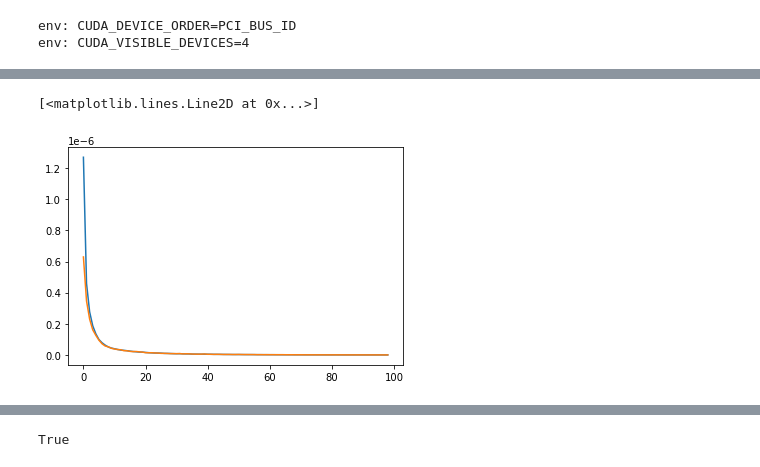
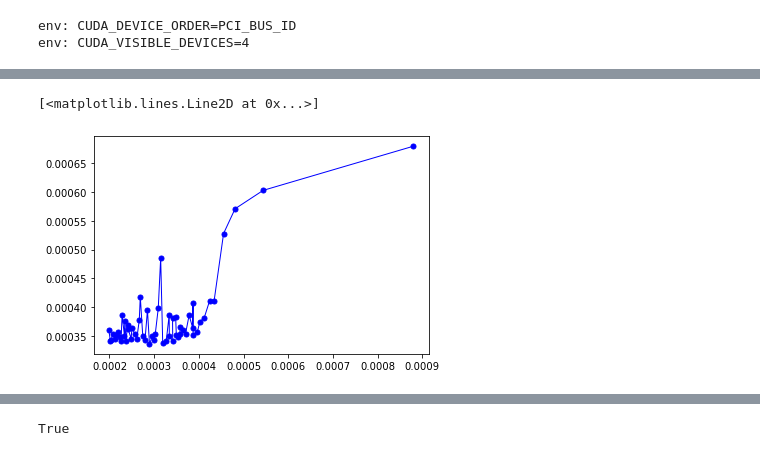
Before and after one commit to GKNB/DiffSolver-Rose, a Jupyter notebook: DiffSolverOLD.ipynb, the cells around one changed output, grey strips where cells are left out. Saved outputs shown, nothing was run; the diff lists cells and outputs as text; code cells hidden in the pictures.

```diff
--- a/DiffSolverOLD.ipynb
+++ b/DiffSolverOLD.ipynb
@@ -292,9 +292,10 @@ len(dict["Loss"])
-# %%
-plt.plot(dict["Loss"][1:])
-plt.plot(dict["LossTest"][1:])
-# %% [output]
-[<matplotlib.lines.Line2D at 0x...>]
-[figure, removed]
+# %%
+# plt.plot(dict["Loss"][0:], 'b.-', lw=1, ms=10)
+# plt.plot(dict["LossTest"][0:], 'r.-', lw=1, ms=10)
+plt.plot(dict["Loss"][0:], dict["LossTest"][0:], 'b.-', lw=1, ms=10)
+# %% [output]
+[<matplotlib.lines.Line2D at 0x...>]
+[figure, added]
 # %%
 plt.plot(np.abs(np.array(dict["Loss"])-np.array(dict["LossTest"]))/np.min(dict["LossTest"]))
 # plt.plot(b)
```
Also changed, not shown: parts of 10 cells of this notebook, 3 other files.
